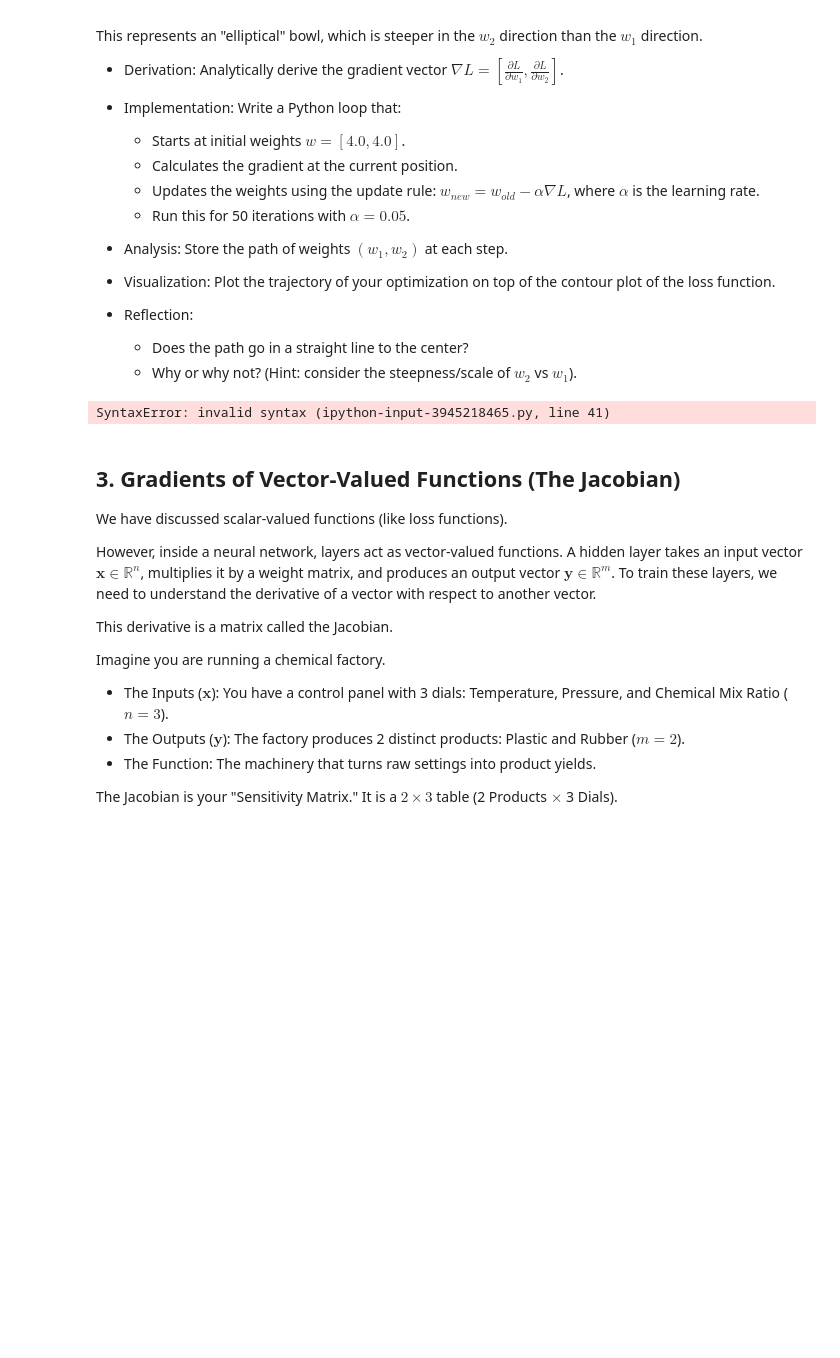
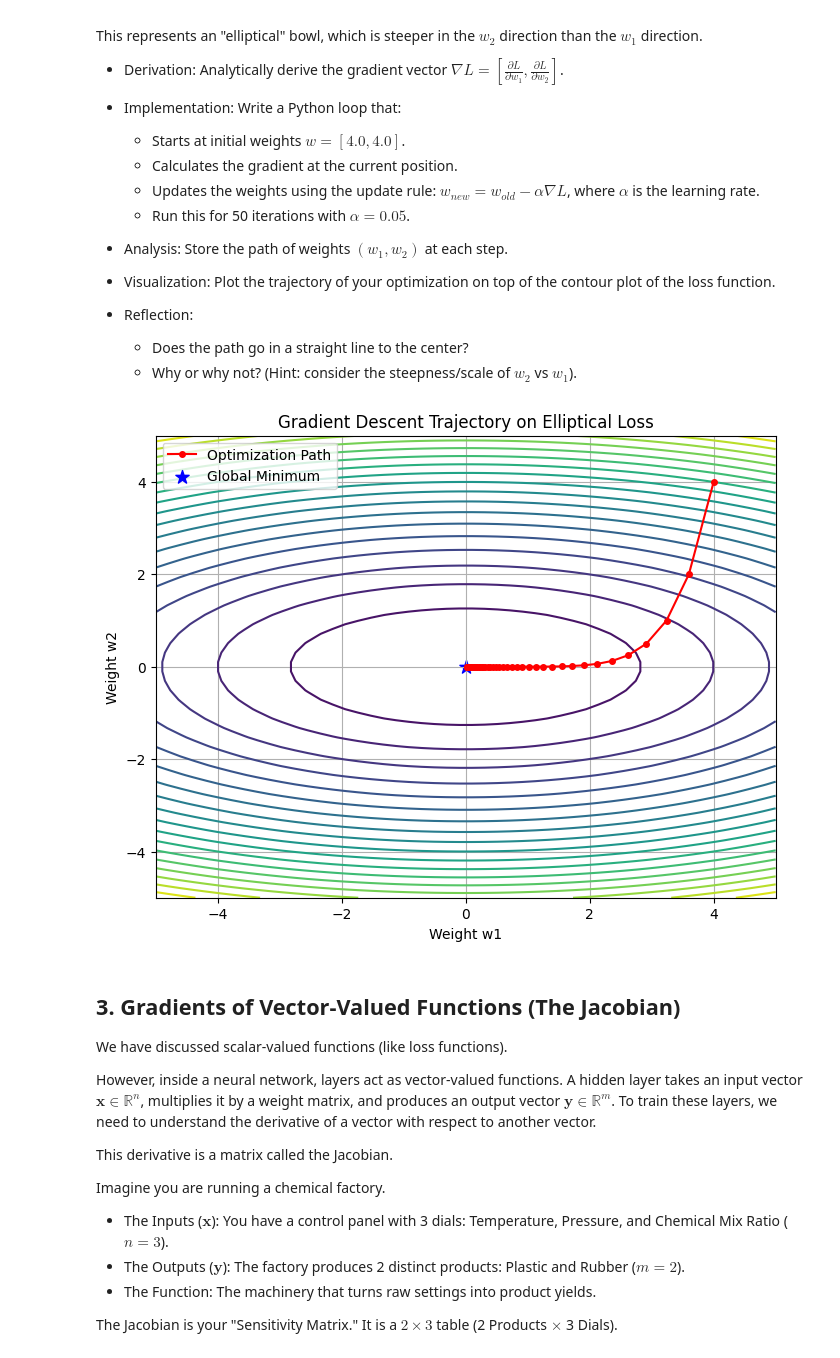
Before and after one commit to mavito/ML_Concepts, a Jupyter notebook: ML_VectorCalculus.ipynb, the cells around one changed output. Drawn from its saved outputs; the diff is of its cells as text; code cells hidden in the pictures; blank space fills up the shorter version.

```diff
--- a/ML_VectorCalculus.ipynb
+++ b/ML_VectorCalculus.ipynb
@@ -287,55 +317,45 @@ This represents an "elliptical" bowl, which is steeper in the $w_2$ direction th
   - Why or why not? (Hint: consider the steepness/scale of $w_2$ vs $w_1$).
 # %%
 # REFER CODE
-
-# --- Solution Code for Lab Assignment 2 ---
 import numpy as np
 import matplotlib.pyplot as plt
-
 # 1. Define Loss and Gradient
 def loss_function(w1, w2):
     return w1**2 + 5 * w2**2
-
 def compute_loss_gradient(w1, w2):
     # Partial deriv w.r.t w1 is 2*w1
     # Partial deriv w.r.t w2 is 10*w2
     return np.array([2*w1, 10*w2])
-
 # 2. Gradient Descent Settings
 w = np.array([4.0, 4.0]) # Initialization
 learning_rate = 0.05
 iterations = 50
 history = []
-
 # 3. Optimization Loop
 for i in range(iterations):
     history.append(w.copy())
-    grad = compute_loss_gradient(w, w)
+    grad = compute_loss_gradient(w[0], w[1])
     # Update rule: w = w - alpha * gradient
     w = w - learning_rate * grad
-
 history = np.array(history)
-
 # 4. Visualization
 # Setup contour plot
 w1_range = np.linspace(-5, 5, 50)
 w2_range = np.linspace(-5, 5, 50)
 W1, W2 = np.meshgrid(w1_range, w2_range)
 Z = loss_function(W1, W2)
-
 plt.figure(figsize=(8, 6))
 plt.contour(W1, W2, Z, levels=20, cmap='viridis')
 plt.plot(history[:,0], history[:,1], 'r-o', label='Optimization Path', markersize=4)
-plt.scatter(, , color='blue', marker='*', s=100, label='Global Minimum')
+plt.scatter(0, 0, color='blue', marker='*', s=100, label='Global Minimum')
 plt.title("Gradient Descent Trajectory on Elliptical Loss")
 plt.xlabel("Weight w1")
 plt.ylabel("Weight w2")
 plt.legend()
 plt.grid(True)
 plt.show()
-# WRITE CODE HERE
 # %% [output]
-SyntaxError: invalid syntax (ipython-input-3945218465.py, line 41)
+[figure, added]
 # %% [markdown]
 ## **3. Gradients of Vector-Valued Functions (The Jacobian)**
 
```
Also changed, not shown: parts of 7 cells of this notebook.
